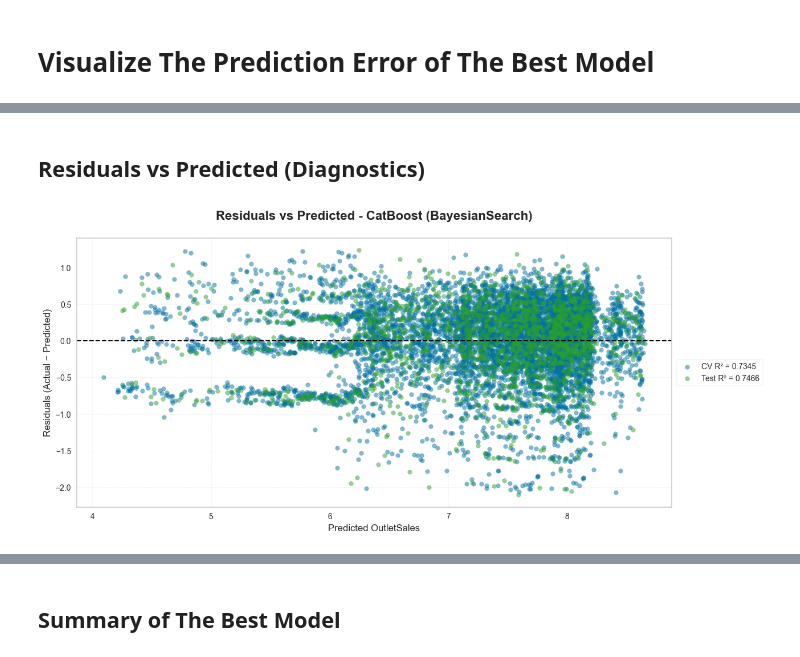
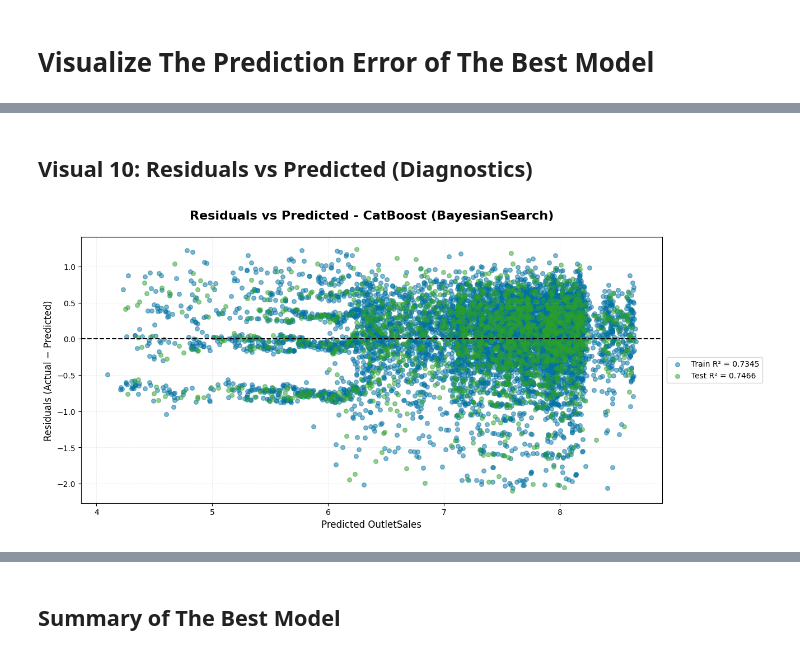
Before and after one commit to tshihab07/Super-Market-Sales-Forecasting, a Jupyter notebook: notebookes/model_SelectionAndAnalysis.ipynb, the cells around one changed output, grey strips where cells are left out. Drawn from its saved outputs; the diff is of its cells as text; code cells hidden in the pictures.

```diff
--- a/notebookes/model_SelectionAndAnalysis.ipynb
+++ b/notebookes/model_SelectionAndAnalysis.ipynb
@@ -568,7 +567,7 @@ plt.show()
 # %% [markdown]
-## Residuals vs Predicted (Diagnostics)
+## Visual 10: Residuals vs Predicted (Diagnostics)
 # %%
-# make prediction on train and test set
+# make prediction on test set
 y_pred_train = best_model.predict(x_train_cb)
 y_pred_test = best_model.predict(x_test_cb)
 
@@ -584,32 +583,32 @@ plt.scatter(y_pred_train,
             residuals_train,
             alpha=0.5,
             color='#0272A2',
             s=30,
-            label=f'CV R² = {best_variants.iloc[0]["CV R2"]}')
+            label=f'Train R² = {best_variants.iloc[0]["CV R2"]}')
 
 # scatter plot for test set prediction
 plt.scatter(y_pred_test,
             residuals_test,
             alpha=0.5,
             color='#2ca02c',
             s=30,
             label=f'Test R² = {best_variants.iloc[0]["Test R2"]}')
 
 plt.axhline(0, color='black', linestyle='--', lw=1.5)
 plt.xlabel("Predicted OutletSales", fontsize=12)
 plt.ylabel("Residuals (Actual − Predicted)", fontsize=12)
 plt.title(f"Residuals vs Predicted - {best_model_name}", fontsize=16, fontweight='bold', y=1.05)
 
 # move legend to the right (outside plot)
 plt.legend(loc='center left', bbox_to_anchor=(1.001, 0.5), fontsize=10, title_fontsize=11, frameon=True)
 
 # show gridlines
 plt.grid(True, alpha=0.3, linestyle='--', linewidth=0.5)
 
 # sdjust layout to prevent cutoff
 plt.tight_layout()
 plt.subplots_adjust(right=0.8)
 
 plt.show()
 # %% [output]
-[figure, old version]
+[figure, new version]
```
Also changed, not shown: parts of 14 cells of this notebook.
